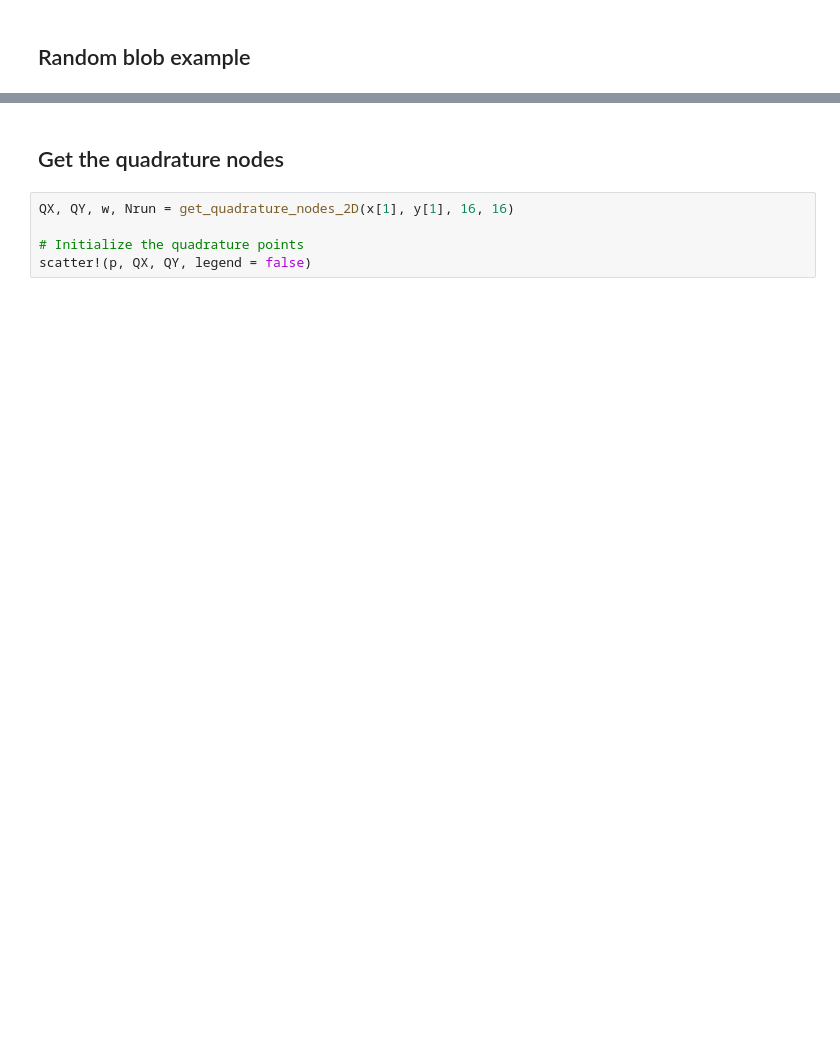
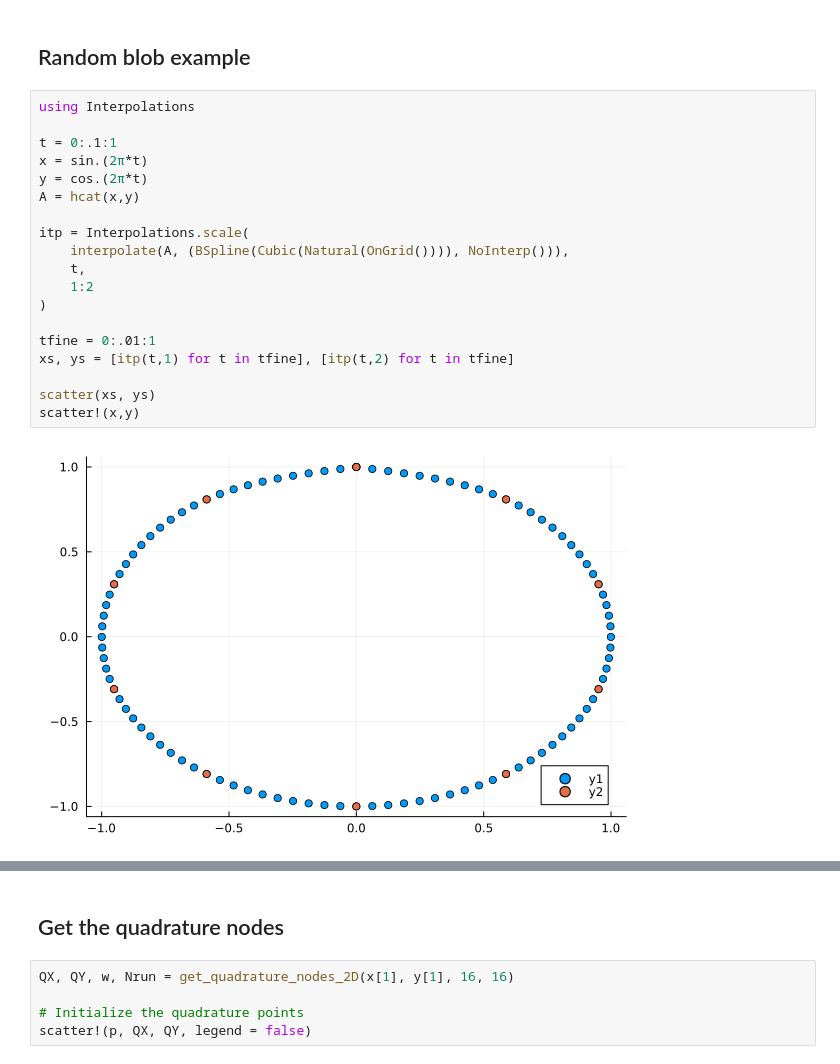
Before and after one commit to lootie/Slepians.jl, a Jupyter notebook: Examples/Localization2D.ipynb, the cells around one changed output, grey strips where cells are left out. Cells and saved outputs as stored; diff of their text form; blank space fills up the shorter version.

```diff
--- a/Examples/Localization2D.ipynb
+++ b/Examples/Localization2D.ipynb
@@ -17,2 +18,23 @@ Main.RHMatrix
 # %% [markdown]
 ## Random blob example
+# %%
+using Interpolations
+
+t = 0:.1:1
+x = sin.(2π*t)
+y = cos.(2π*t)
+A = hcat(x,y)
+
+itp = Interpolations.scale(
+    interpolate(A, (BSpline(Cubic(Natural(OnGrid()))), NoInterp())),
+    t,
+    1:2
+)
+
+tfine = 0:.01:1
+xs, ys = [itp(t,1) for t in tfine], [itp(t,2) for t in tfine]
+
+scatter(xs, ys)
+scatter!(x,y)
+# %% [output]
+[figure, added]
```
Also changed, not shown: parts of 24 cells of this notebook, 4 other files.
